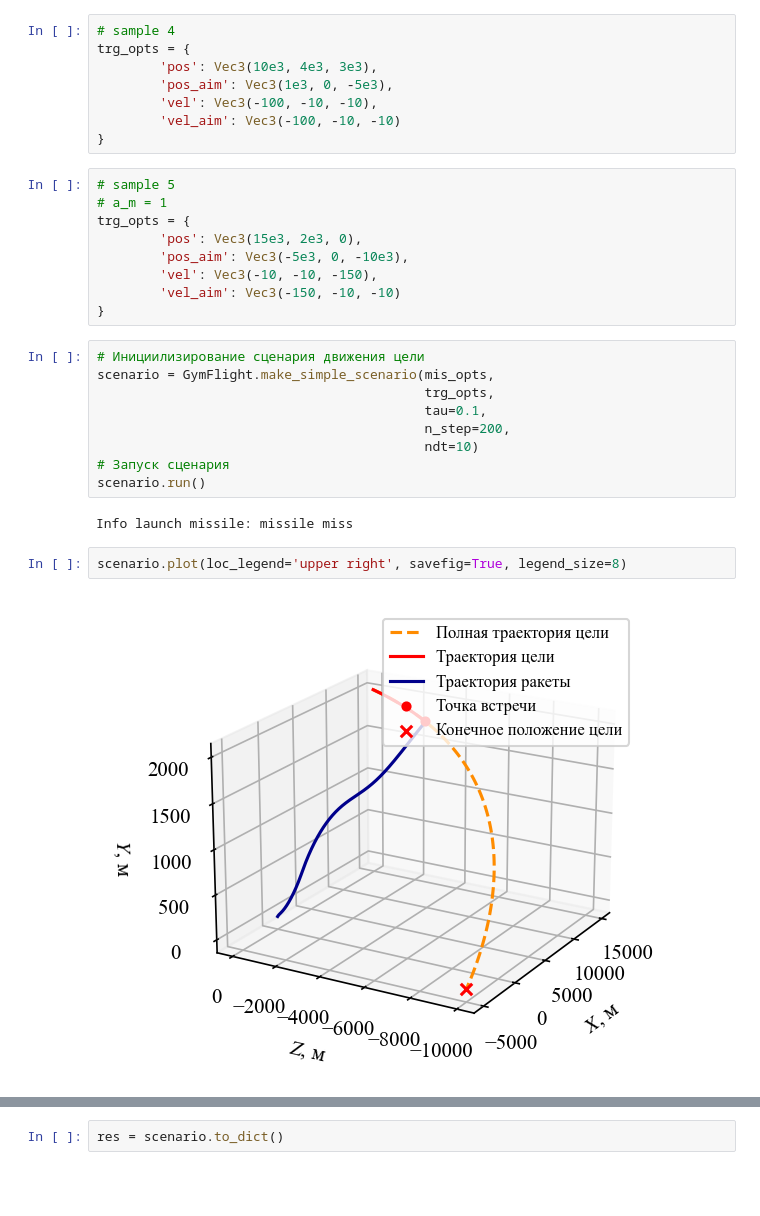
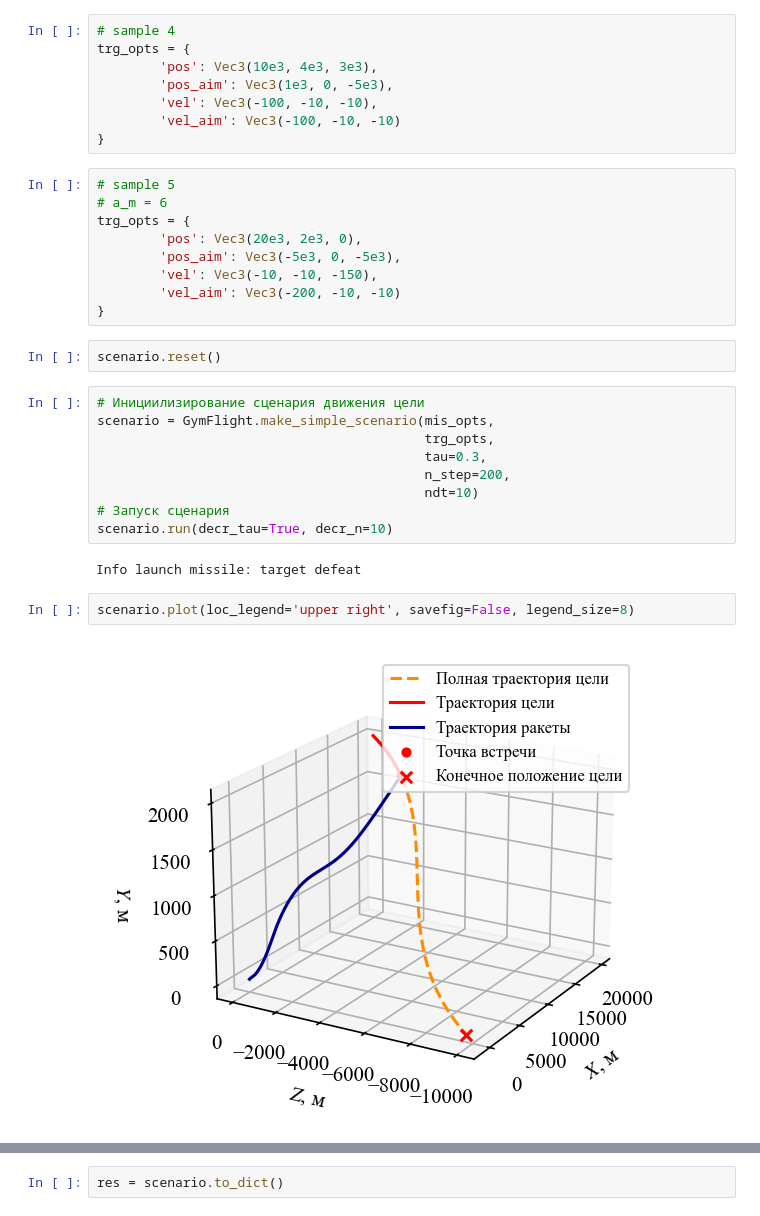
Before and after one commit to kirtis26/Missile3D, a Jupyter notebook: test.ipynb, the cells around one changed output, grey strips where cells are left out. Cells and saved outputs as stored; diff of their text form; blank space fills up the shorter version.

```diff
--- a/test.ipynb
+++ b/test.ipynb
@@ -90,28 +90,30 @@ trg_opts = {
 }
 # %%
 # sample 5
-# a_m = 1
+# a_m = 6
 trg_opts = {
-        'pos': Vec3(15e3, 2e3, 0),
-        'pos_aim': Vec3(-5e3, 0, -10e3),
+        'pos': Vec3(20e3, 2e3, 0),
+        'pos_aim': Vec3(-5e3, 0, -5e3),
         'vel': Vec3(-10, -10, -150),
-        'vel_aim': Vec3(-150, -10, -10)
+        'vel_aim': Vec3(-200, -10, -10)
 }
+# %%
+scenario.reset()
 # %%
 # Инициилизирование сценария движения цели
 scenario = GymFlight.make_simple_scenario(mis_opts,
                                           trg_opts,
-                                          tau=0.1,
+                                          tau=0.3,
                                           n_step=200,
                                           ndt=10)
 # Запуск сценария
-scenario.run()
+scenario.run(decr_tau=True, decr_n=10)
 # %% [output]
-Info launch missile: missile miss
+Info launch missile: target defeat
 # %%
-scenario.plot(loc_legend='upper right', savefig=True, legend_size=8)
+scenario.plot(loc_legend='upper right', savefig=False, legend_size=8)
 # %% [output]
-[figure, old version]
+[figure, new version]
 # %%
 scenario.plot_trajectory(savefig=True, labelpad=-1)
 # %% [output]
```
Also changed, not shown: parts of 3 cells of this notebook, 2 other files.
